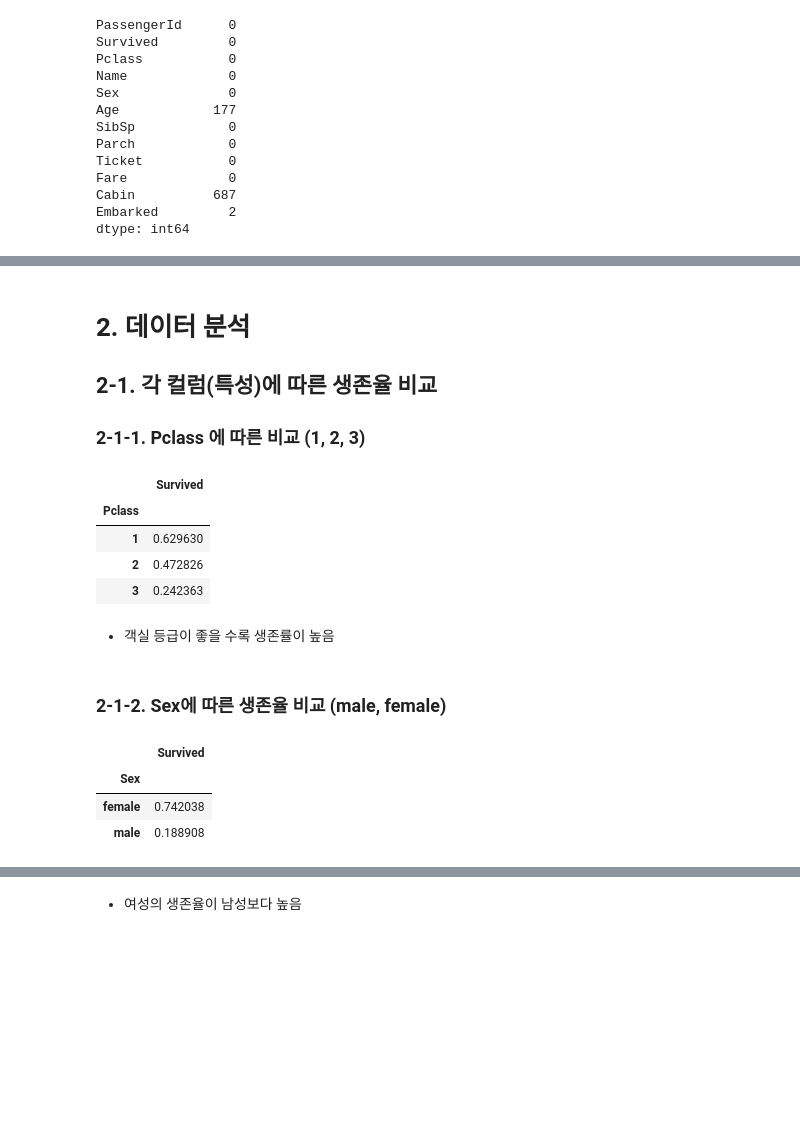
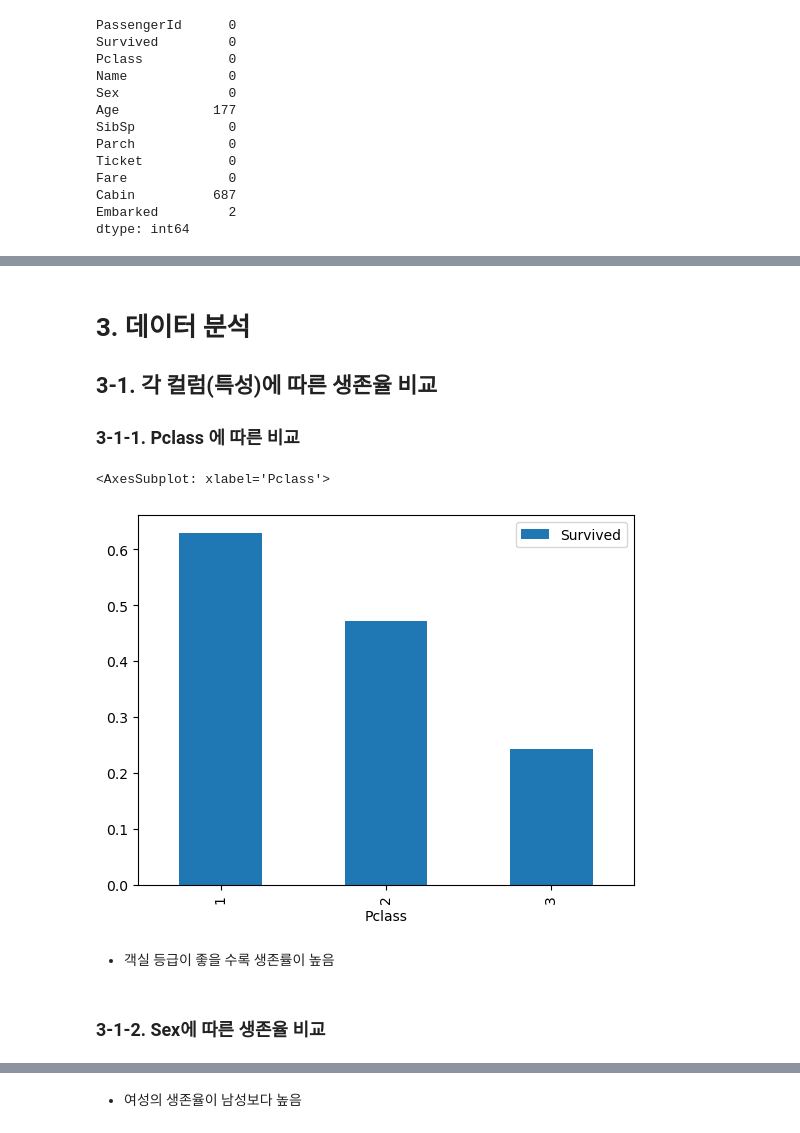
Before and after one commit to 4ix/ai_project_ml, a Jupyter notebook: titanic.ipynb, the cells around one changed output, grey strips where cells are left out. Saved outputs shown, nothing was run; the diff lists cells and outputs as text; code cells hidden in the pictures; blank space fills up the shorter version.

```diff
--- a/titanic.ipynb
+++ b/titanic.ipynb
@@ -124,0 +292,3 @@ train_df.describe(include=['O'])
+# %%
+train_df['Alone'] = False # 기본값 혼자가 아님
+train_df.loc[train_df['Family']==1, 'Alone'] = True # 부양가족수가 1이라면 True 반환
@@ -124,0 +299,2 @@ train_df.describe(include=['O'])
+# %%
+train_df['FareBand'] = pd.cut(train_df['Fare'], 5) # 5개 구간으로 나눔
@@ -124,0 +311,2 @@ train_df.describe(include=['O'])
+# %%
+train_df['FareBand'] = pd.cut(train_df['Fare'], bins=5, labels=['100','200','300','400','500'])
@@ -124,0 +327,2 @@ train_df.describe(include=['O'])
+# %%
+train_df.drop(['PassengerId', 'Name', 'Age', 'SibSp', 'Parch', 'Ticket', 'Fare'], axis=1, inplace=True)
@@ -125,26 +349,16 @@ train_df.describe(include=['O'])
 # %% [markdown]
-# 2. 데이터 분석
-## 2-1. 각 컬럼(특성)에 따른 생존율 비교
-### 2-1-1. Pclass 에 따른 비교 (1, 2, 3)
+# 3. 데이터 분석
+## 3-1. 각 컬럼(특성)에 따른 생존율 비교
+### 3-1-1. Pclass 에 따른 비교
-# %%
-train_df[['Pclass','Survived']].groupby(['Pclass']).mean().sort_values(by='Survived', ascending=False)
-# Pclass를 index로 하여 그룹화.
-# mean: 개체값의 평균 확인
-# Survived를 기준으로 정렬(내림차순, ascending=False)
-# %% [output]
-|  | Survived |
-| Pclass |  |
-| 1 | 0.629630 |
-| 2 | 0.472826 |
-| 3 | 0.242363 |
+# %%
+# Pclass를 기준으로 하여 그룹화.
+# mean: 개체값의 평균 확인
+a = train_df[['Pclass','Survived']].groupby(['Pclass'], as_index=False).mean()
+a.plot('Pclass', kind='bar')
+# %% [output]
+<AxesSubplot: xlabel='Pclass'>
+[figure, added]
 # %% [markdown]
 - 객실 등급이 좋을 수록 생존률이 높음
 # %% [markdown]
-### 2-1-2. Sex에 따른 생존율 비교 (male, female)
+### 3-1-2. Sex에 따른 생존율 비교
-# %%
-train_df[['Sex','Survived']].groupby(['Sex']).mean().sort_values(by='Survived', ascending=False)
-# %% [output]
-|  | Survived |
-| Sex |  |
-| female | 0.742038 |
-| male | 0.188908 |
```
Also changed, not shown: parts of 63 cells of this notebook, 5 other files.
